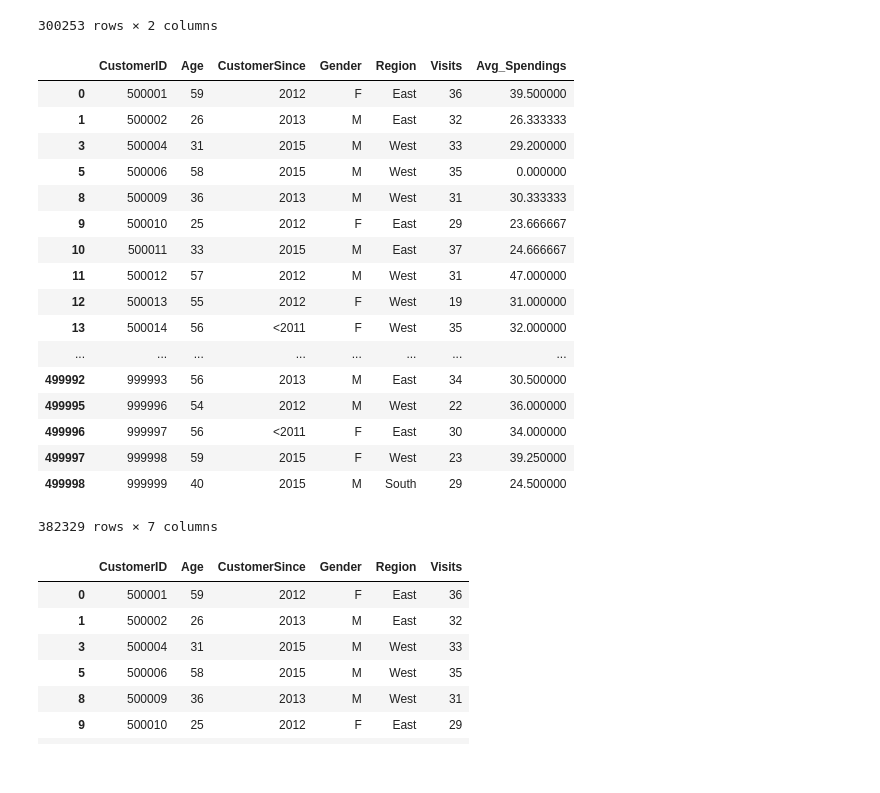
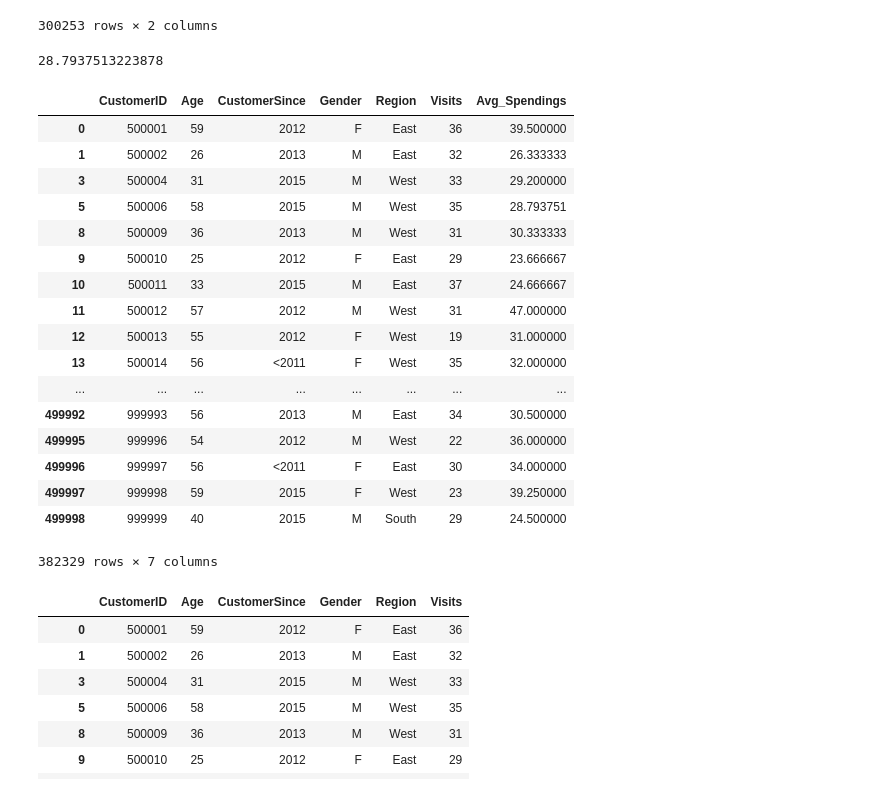
Before and after one commit to MounicaAleti/Customer_Purchasing_Patterns, a Jupyter notebook: myscript.ipynb, the cells around one changed output. Cells and saved outputs as stored; diff of their text form; code cells hidden in the pictures.

```diff
--- a/myscript.ipynb
+++ b/myscript.ipynb
@@ -276,19 +283,21 @@ temp_off_df
 # %%
 #off_x is consolidated dataframe of customer(attr, visits, offermonth-trans)
 #temp_off_df is average spendings of all customers excluding last-transcation
 #Joining off_x and temp_off_x
 #temp_off_df is a dataframe with avg.spending of unique customers who purchased in offer-month
 temp_off_df = off_x.join(temp_off_df.set_index('CustomerID'), on='CustomerID')
 
 #Appending value 0 for customers who did 1 transaction
-temp_off_df['Avg_Spendings'] = temp_off_df['Avg_Spendings'].fillna(0)
+print(temp_off_df['Avg_Spendings'].mean())
+temp_off_df['Avg_Spendings'] = temp_off_df['Avg_Spendings'].fillna(temp_off_df['Avg_Spendings'].mean())
 temp_off_df
 # %% [output]
+28.7937513223878
 |  | CustomerID | Age | CustomerSince | Gender | Region | Visits | Avg_Spendings |
 | 0 | 500001 | 59 | 2012 | F | East | 36 | 39.500000 |
 | 1 | 500002 | 26 | 2013 | M | East | 32 | 26.333333 |
 | 3 | 500004 | 31 | 2015 | M | West | 33 | 29.200000 |
-| 5 | 500006 | 58 | 2015 | M | West | 35 | 0.000000 |
+| 5 | 500006 | 58 | 2015 | M | West | 35 | 28.793751 |
 | 8 | 500009 | 36 | 2013 | M | West | 31 | 30.333333 |
 | 9 | 500010 | 25 | 2012 | F | East | 29 | 23.666667 |
 | 10 | 500011 | 33 | 2015 | M | East | 37 | 24.666667 |
@@ -301,7 +310,7 @@ temp_off_df
 | 499996 | 999997 | 56 | <2011 | F | East | 30 | 34.000000 |
 | 499997 | 999998 | 59 | 2015 | F | West | 23 | 39.250000 |
 | 499998 | 999999 | 40 | 2015 | M | South | 29 | 24.500000 |
-382329 rows × 7 columns
+382329 rows × 7 columns
 # %%
 off_x
 # %% [output]
```
Also changed, not shown: parts of 17 cells of this notebook.
